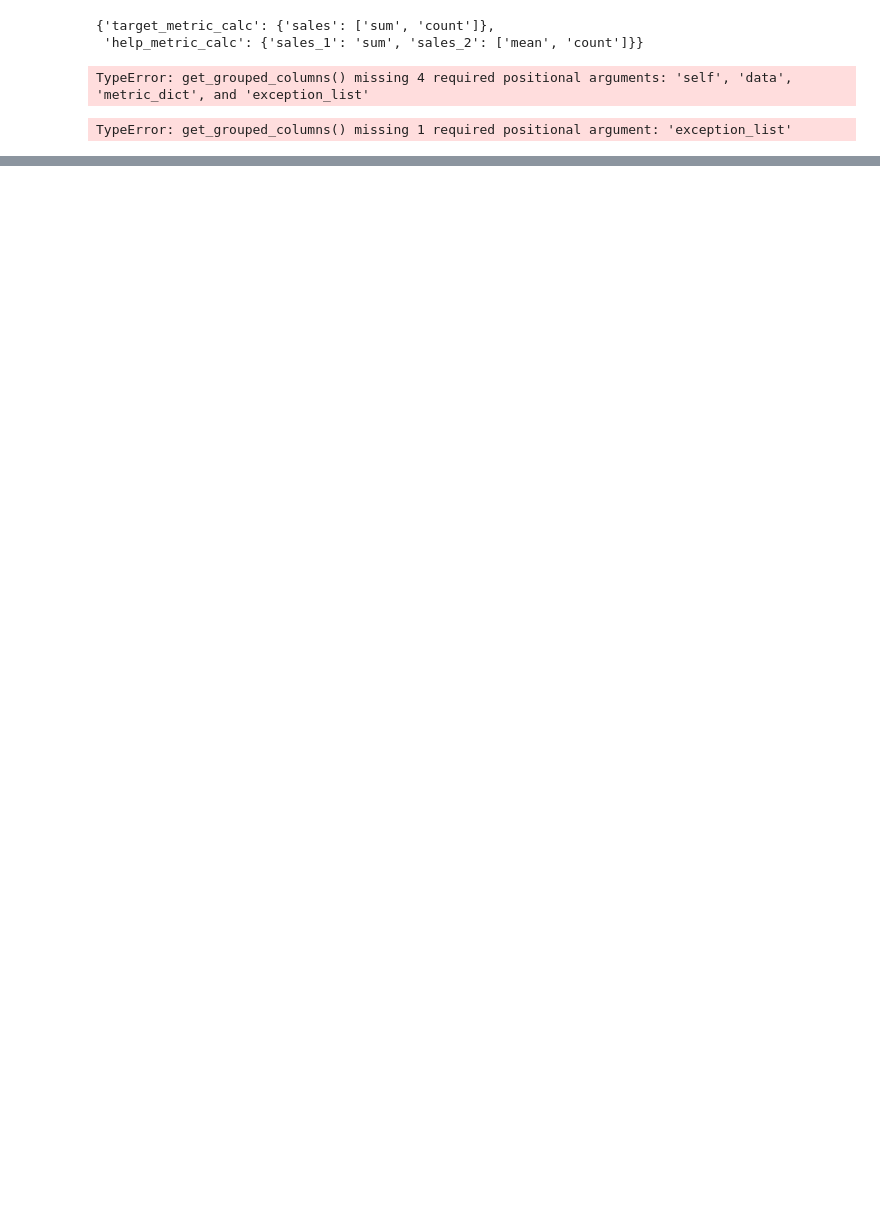
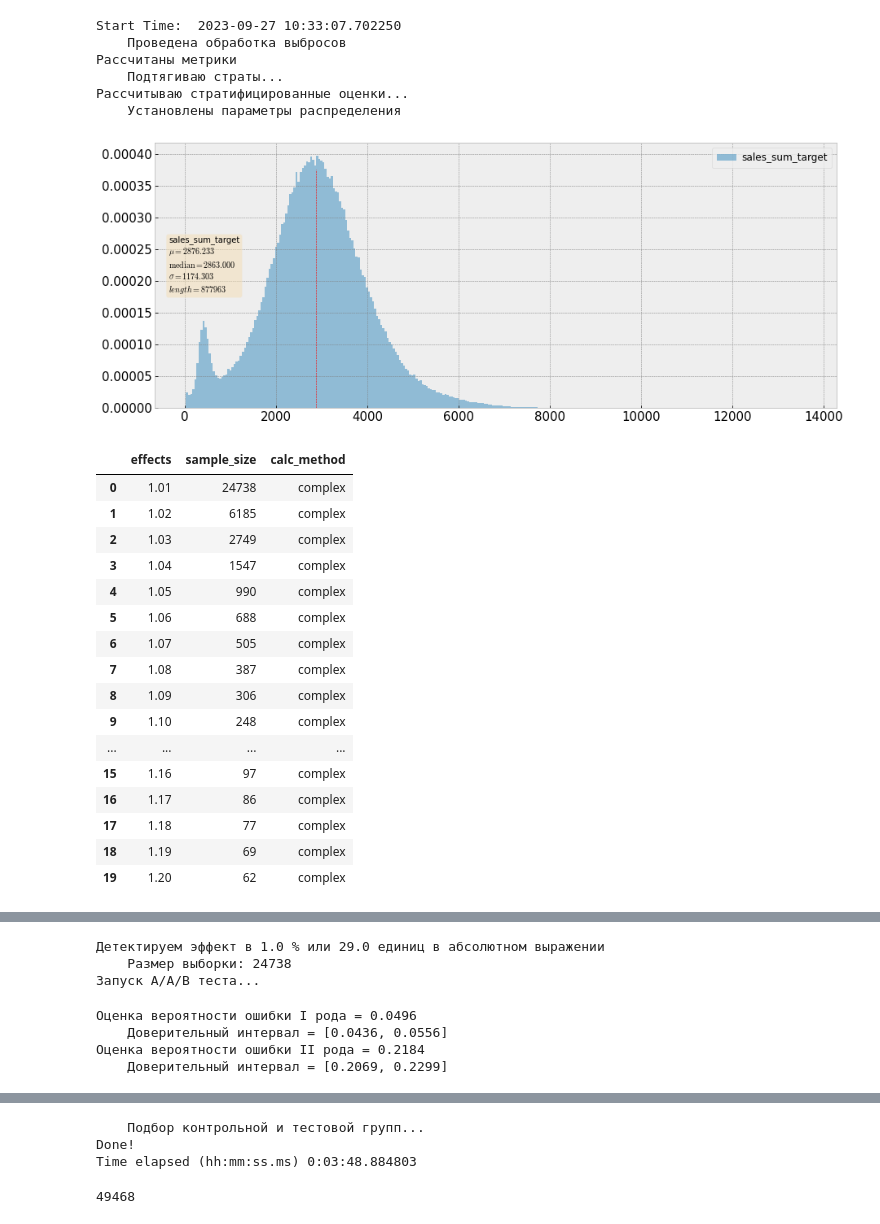
Before and after one commit to repinmihail/AB-test-pipeline, a Jupyter notebook: testing-demo.ipynb, the cells around one changed output, grey strips where cells are left out. Drawn from its saved outputs; the diff is of its cells as text; code cells hidden in the pictures; blank space fills up the shorter version.

```diff
--- a/testing-demo.ipynb
+++ b/testing-demo.ipynb
@@ -42,16 +41,32 @@ design_dict = {
 }
 # TODO Плюс добавятся параметры после разработки Splitter'а с конфликтующими экспериментами
 # В случае с несколькими целевыми метриками кажется разумным для расчета mde и ss брать метрику с большей дисперсией
-# %%
-design_dict['metric_dict_sales_mod']
-# %% [output]
-{'target_metric_calc': {'sales': ['sum', 'count']},
- 'help_metric_calc': {'sales_1': 'sum', 'sales_2': ['mean', 'count']}}
-# %%
-test.get_grouped_columns()
-# %% [output]
-TypeError: get_grouped_columns() missing 4 required positional arguments: 'self', 'data', 'metric_dict', and 'exception_list'
-# %%
-ab.get_grouped_columns(sales, design_dict['metric_dict_sales_mod'], ['day'])
-# %% [output]
-TypeError: get_grouped_columns() missing 1 required positional argument: 'exception_list'
+# %%
+ab_exp = ab(design_dict)
+# %%
+control_pilot_groups = ab_exp.design_test(sales, users, ['day'])
+# %% [output]
+Start Time:  2023-09-27 10:33:07.702250
+    Проведена обработка выбросов
+Рассчитаны метрики
+    Подтягиваю страты...
+Рассчитываю стратифицированные оценки...
+    Установлены параметры распределения
+[figure, added]
+|  | effects | sample_size | calc_method |
+| 0 | 1.01 | 24738 | complex |
+| 1 | 1.02 | 6185 | complex |
+| 2 | 1.03 | 2749 | complex |
+| 3 | 1.04 | 1547 | complex |
+| 4 | 1.05 | 990 | complex |
+| 5 | 1.06 | 688 | complex |
+| 6 | 1.07 | 505 | complex |
+| 7 | 1.08 | 387 | complex |
+| 8 | 1.09 | 306 | complex |
+| 9 | 1.10 | 248 | complex |
+| ... | ... | ... | ... |
+| 15 | 1.16 | 97 | complex |
+| 16 | 1.17 | 86 | complex |
+| 17 | 1.18 | 77 | complex |
+| 18 | 1.19 | 69 | complex |
+| 19 | 1.20 | 62 | complex |
@@ -57,0 +90,7 @@ TypeError: get_grouped_columns() missing 1 required positional argument: 'except
+Детектируем эффект в 1.0 % или 29.0 единиц в абсолютном выражении
+    Размер выборки: 24738
+Запуск A/A/B теста...
+Оценка вероятности ошибки I рода = 0.0496
+    Доверительный интервал = [0.0436, 0.0556]
+Оценка вероятности ошибки II рода = 0.2184
+    Доверительный интервал = [0.2069, 0.2299]
@@ -57,0 +98,7 @@ TypeError: get_grouped_columns() missing 1 required positional argument: 'except
+    Подбор контрольной и тестовой групп...
+Done!
+Time elapsed (hh:mm:ss.ms) 0:03:48.884803
+# %%
+control_pilot_groups['user_id'].nunique()
+# %% [output]
+49468
```
Also changed, not shown: parts of 28 cells of this notebook, 3 other files.
